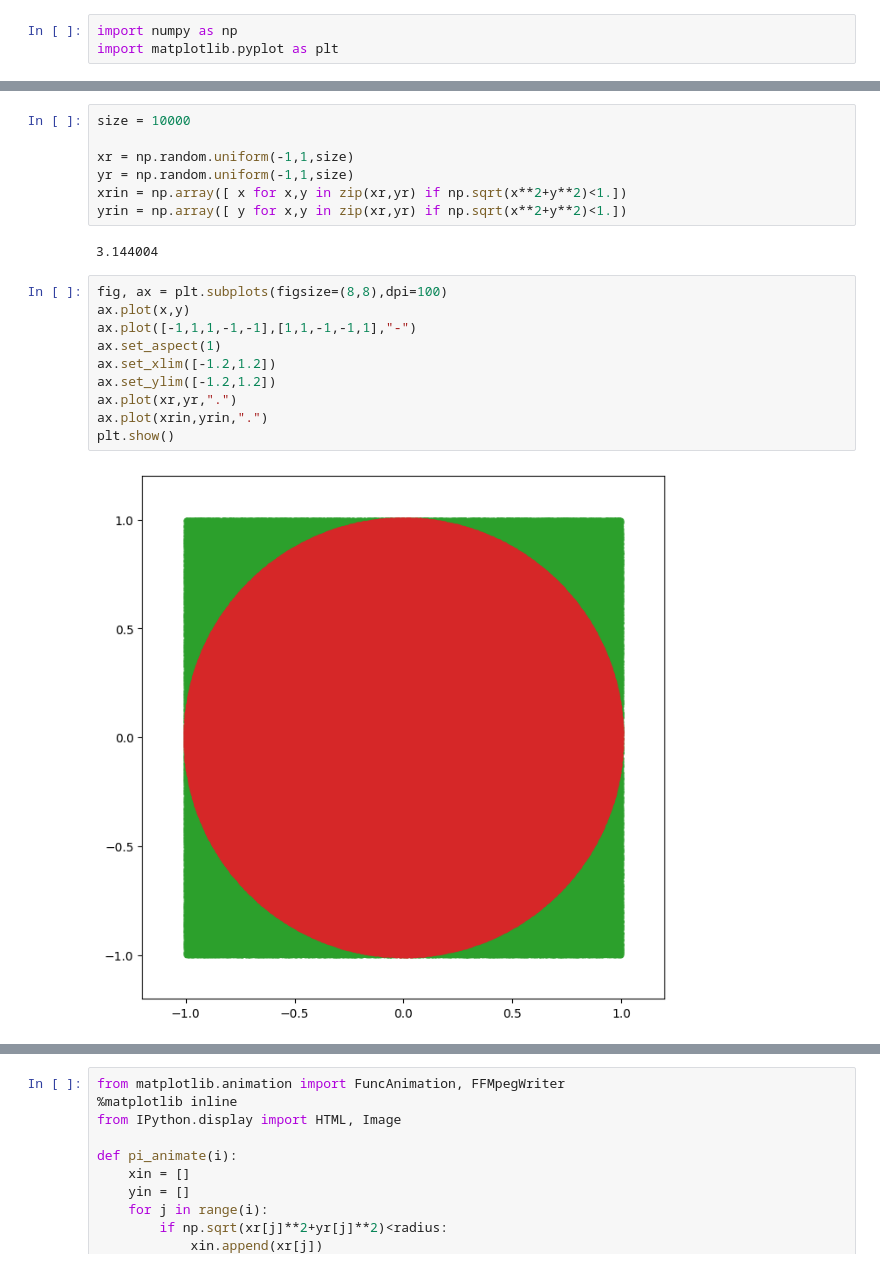
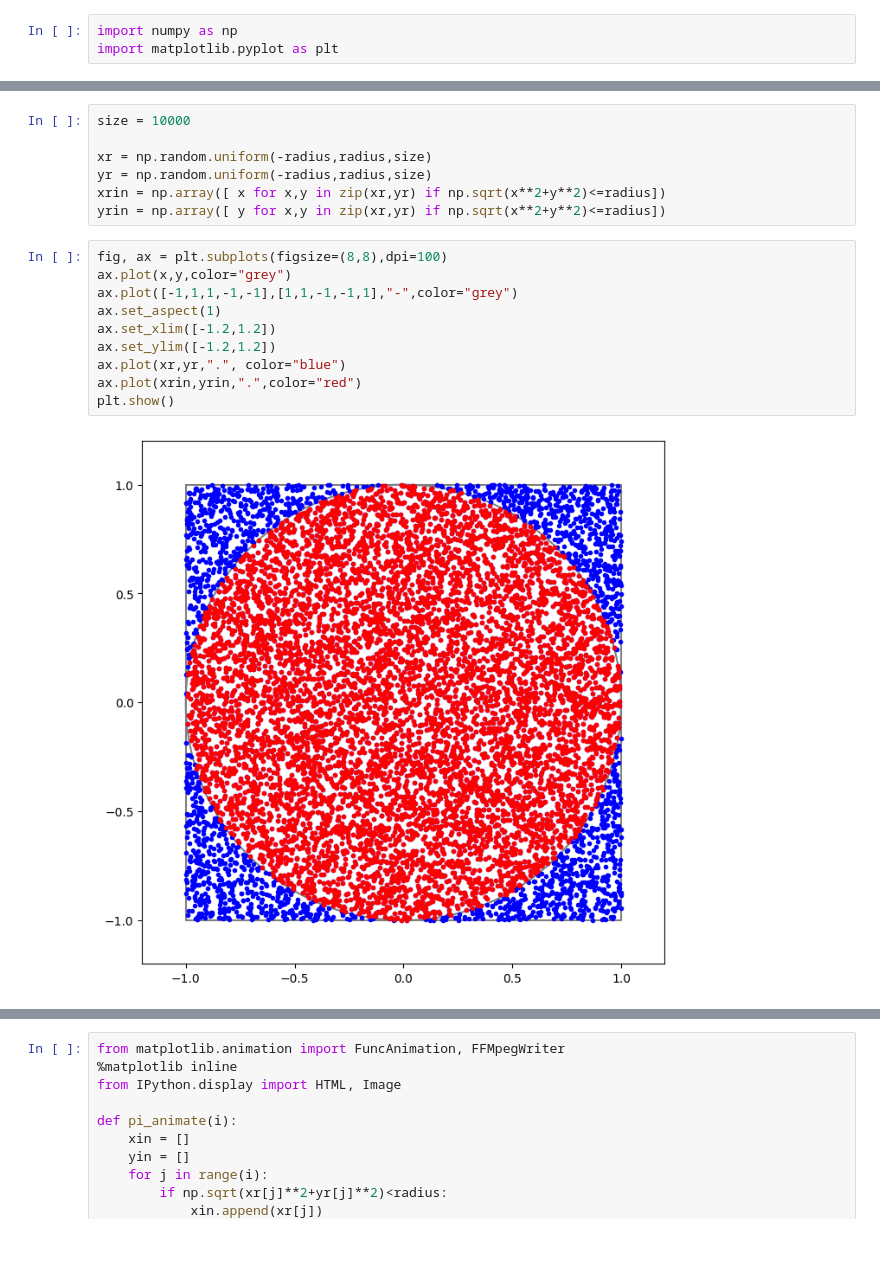
Before and after one commit to marcodelmastro/MathGames, a Jupyter notebook: Pi with random numbers.ipynb, the cells around one changed output, grey strips where cells are left out. Saved outputs shown, nothing was run; the diff lists cells and outputs as text.

Commit message:
Pi with random numbers

```diff
--- a/Pi with random numbers.ipynb
+++ b/Pi with random numbers.ipynb
@@ -19,22 +21,20 @@ plt.show()
 # %%
 size = 10000
 
-xr = np.random.uniform(-1,1,size)
-yr = np.random.uniform(-1,1,size)
-xrin = np.array([ x for x,y in zip(xr,yr) if np.sqrt(x**2+y**2)<1.])
-yrin = np.array([ y for x,y in zip(xr,yr) if np.sqrt(x**2+y**2)<1.])
+xr = np.random.uniform(-radius,radius,size)
+yr = np.random.uniform(-radius,radius,size)
+xrin = np.array([ x for x,y in zip(xr,yr) if np.sqrt(x**2+y**2)<=radius])
+yrin = np.array([ y for x,y in zip(xr,yr) if np.sqrt(x**2+y**2)<=radius])
-# %% [output]
-3.144004
 # %%
 fig, ax = plt.subplots(figsize=(8,8),dpi=100)
-ax.plot(x,y)
-ax.plot([-1,1,1,-1,-1],[1,1,-1,-1,1],"-")
+ax.plot(x,y,color="grey")
+ax.plot([-1,1,1,-1,-1],[1,1,-1,-1,1],"-",color="grey")
 ax.set_aspect(1)
 ax.set_xlim([-1.2,1.2])
 ax.set_ylim([-1.2,1.2])
-ax.plot(xr,yr,".")
-ax.plot(xrin,yrin,".")
+ax.plot(xr,yr,".", color="blue")
+ax.plot(xrin,yrin,".",color="red")
 plt.show()
 # %% [output]
-[figure, old version]
+[figure, new version]
 # %%
```
Also changed, not shown: parts of 5 cells of this notebook, 1 other file.
